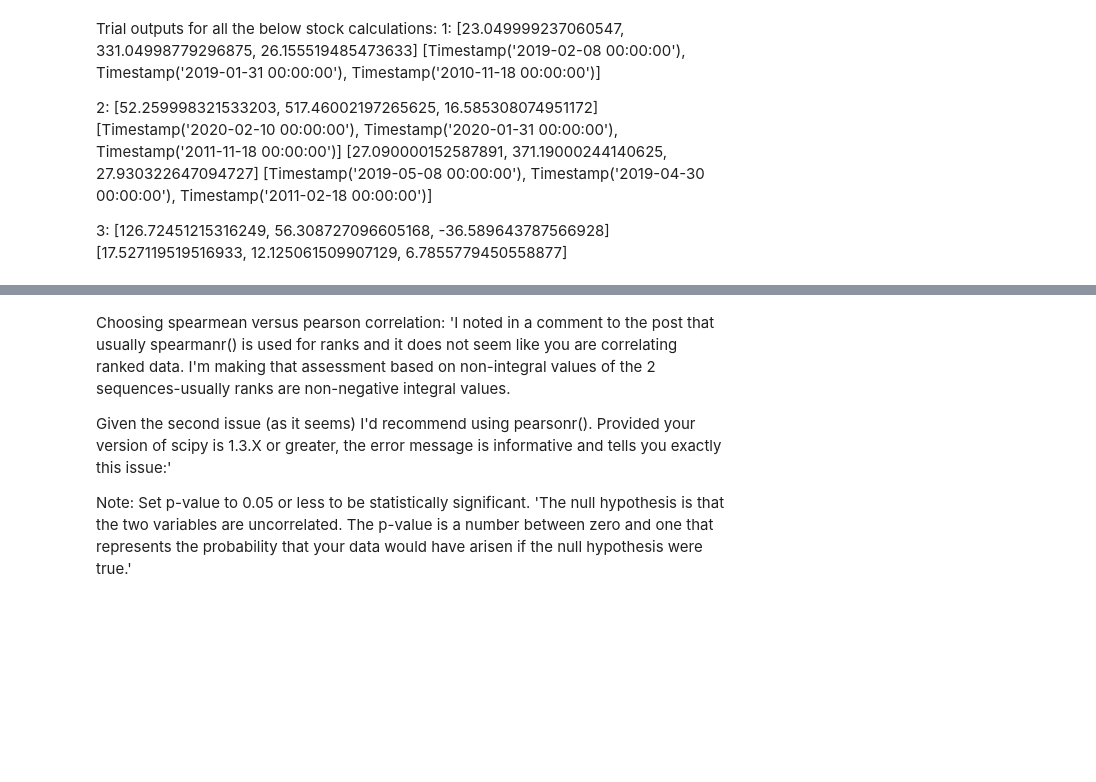
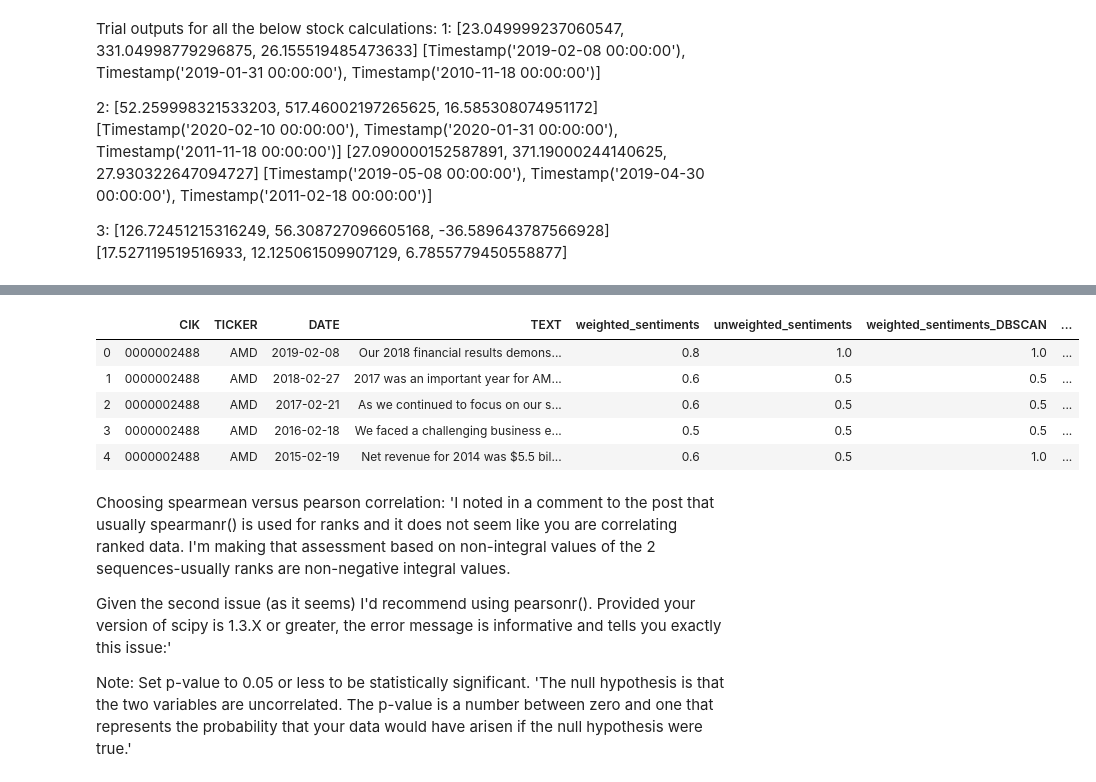
Before and after one commit to ThesisNegatif/Thesis, a Jupyter notebook: Final_Correlation_Calculations.ipynb, the cells around one changed output, grey strips where cells are left out. Saved outputs shown, nothing was run; the diff lists cells and outputs as text; code cells hidden in the pictures; blank space fills up the shorter version.

```diff
--- a/Final_Correlation_Calculations.ipynb
+++ b/Final_Correlation_Calculations.ipynb
@@ -269,7 +294,14 @@ new_all_data.to_pickle("./full_data_df_1.pkl")
 # %%
 # Name used in the functions below is still new_all_data, so maybe change the name below when reopening this file.
-new_all_data = pd.read_pickle("./full_data_df_1.pkl")
+new_all_data = pd.read_pickle("./full_data_df_balanced.pkl")
 new_all_data.head()
+# %% [output]
+|  | CIK | TICKER | DATE | TEXT | weighted_sentiments | unweighted_sentiments | weighted_sentiments_DBSCAN | ... |
+| 0 | 0000002488 | AMD | 2019-02-08 | Our 2018 financial results demons... | 0.8 | 1.0 | 1.0 | ... |
+| 1 | 0000002488 | AMD | 2018-02-27 | 2017 was an important year for AM... | 0.6 | 0.5 | 0.5 | ... |
+| 2 | 0000002488 | AMD | 2017-02-21 | As we continued to focus on our s... | 0.6 | 0.5 | 0.5 | ... |
+| 3 | 0000002488 | AMD | 2016-02-18 | We faced a challenging business e... | 0.5 | 0.5 | 0.5 | ... |
+| 4 | 0000002488 | AMD | 2015-02-19 | Net revenue for 2014 was $5.5 bil... | 0.6 | 0.5 | 1.0 | ... |
 # %% [markdown]
 Choosing spearmean versus pearson correlation:
 'I noted in a comment to the post that usually spearmanr() is used for ranks and it does not seem like you are correlating ranked data. I'm making that assessment based on non-integral values of the 2 sequences-usually ranks are non-negative integral values.
```
Also changed, not shown: parts of 13 cells of this notebook.
